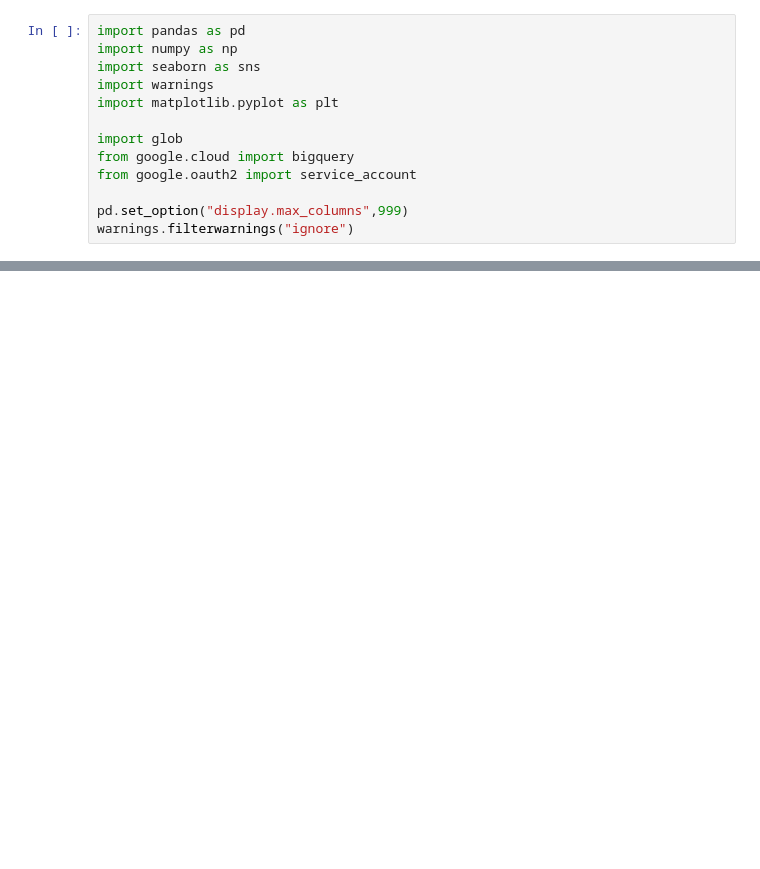
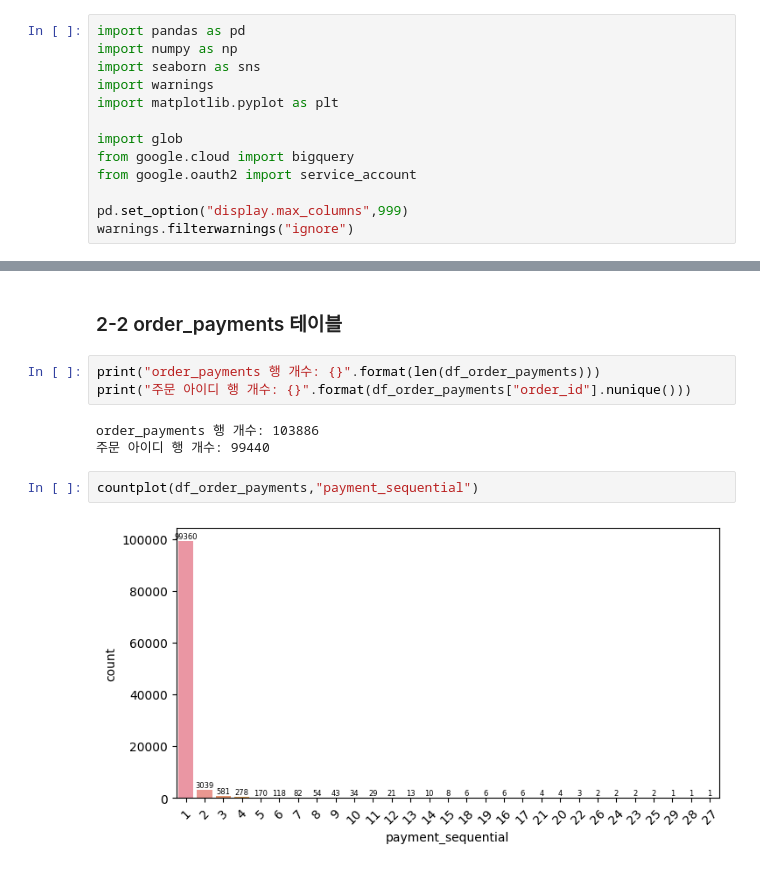
Before and after one commit to wbin0718/e-commerce_data_analysis, a Jupyter notebook: e_commerce.ipynb, the cells around one changed output, grey strips where cells are left out. Cells and saved outputs as stored; diff of their text form; blank space fills up the shorter version.

```diff
--- a/e_commerce.ipynb
+++ b/e_commerce.ipynb
@@ -67,0 +271,12 @@ client = bigquery.Client(credentials = credentials,
+# %% [markdown]
+### 2-2 order_payments 테이블
+# %%
+print("order_payments 행 개수: {}".format(len(df_order_payments)))
+print("주문 아이디 행 개수: {}".format(df_order_payments["order_id"].nunique()))
+# %% [output]
+order_payments 행 개수: 103886
+주문 아이디 행 개수: 99440
+# %%
+countplot(df_order_payments,"payment_sequential")
+# %% [output]
+[figure, added]
```
Also changed, not shown: parts of 35 cells of this notebook.
